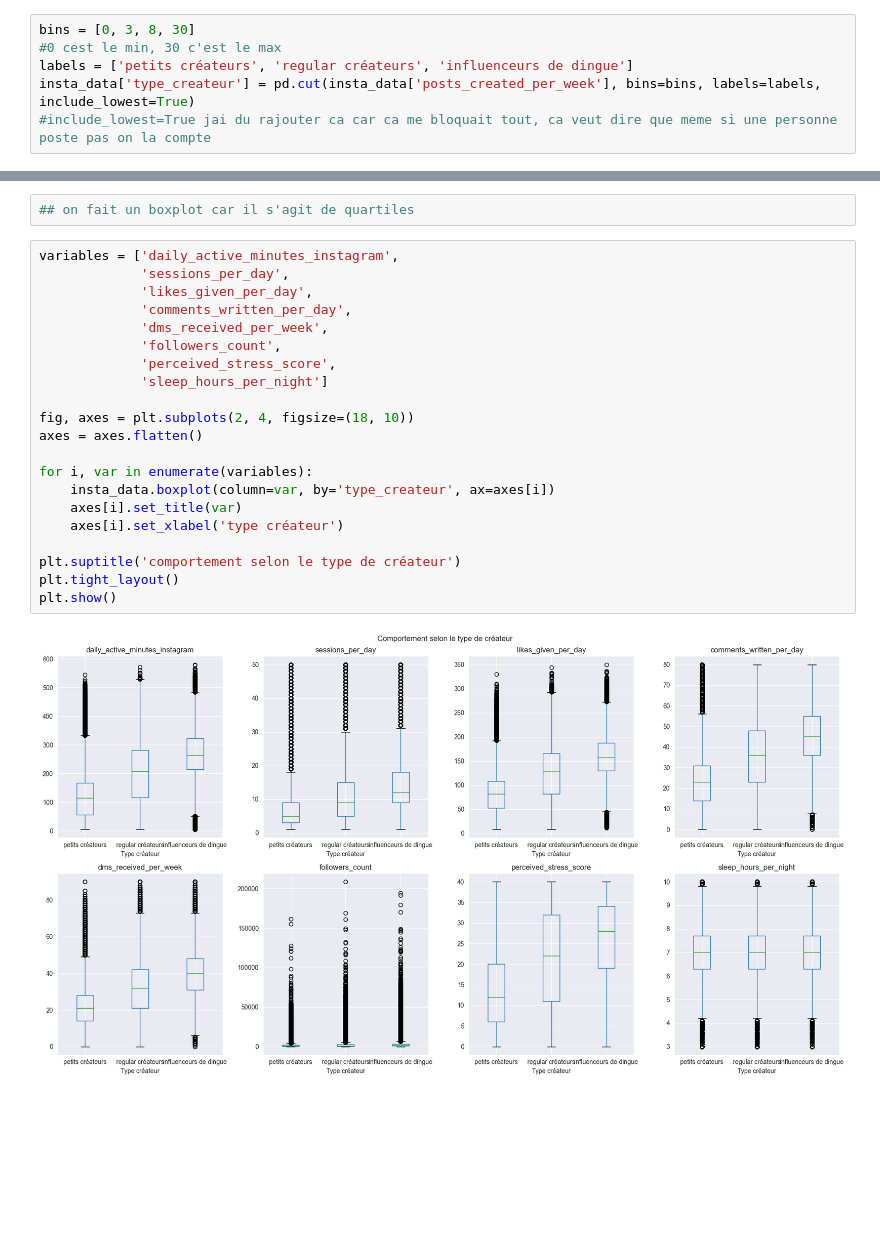
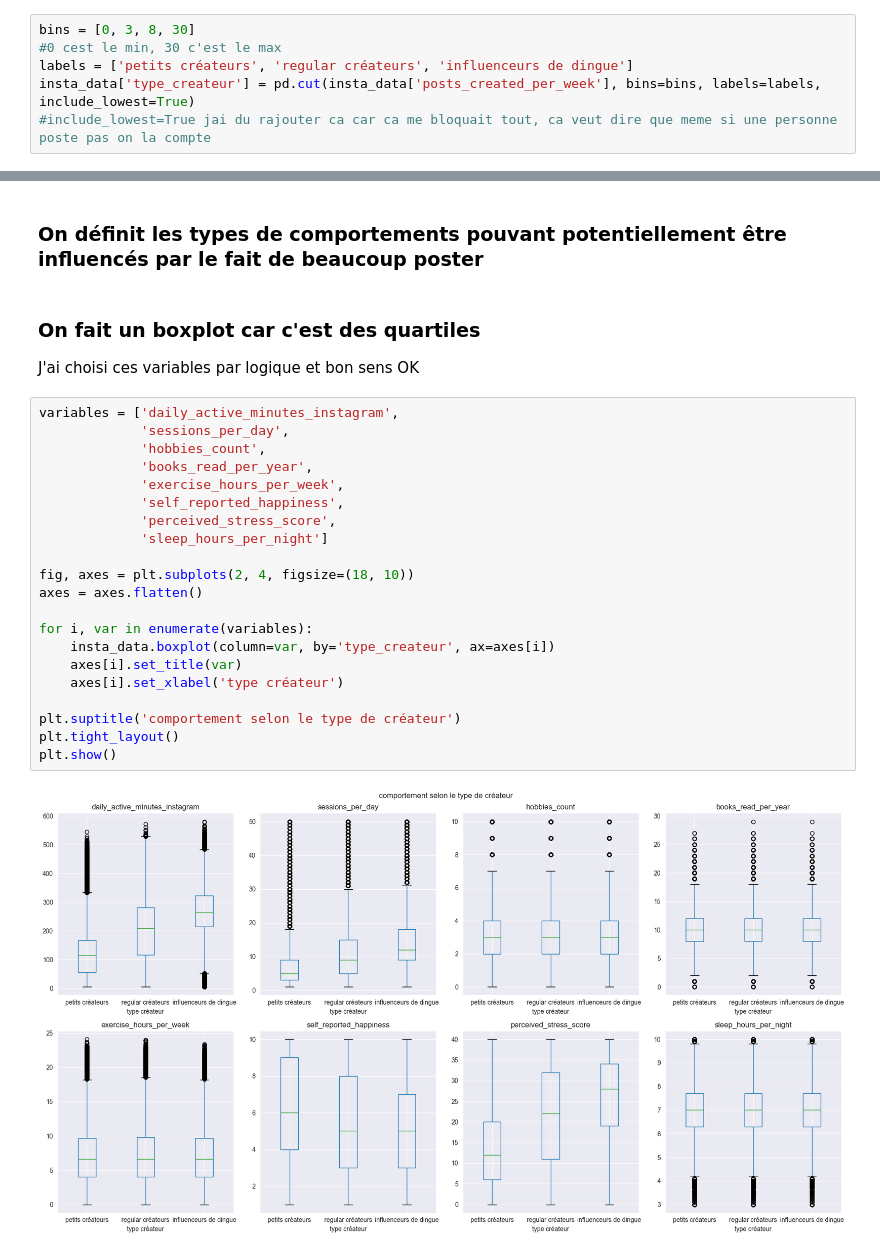
Before and after one commit to massaines-cpu/ANALYSE-DE-DONNEES-INSTAGRAM, a Jupyter notebook: Untitled.ipynb, the cells around one changed output, grey strips where cells are left out. Cells and saved outputs as stored; diff of their text form; blank space fills up the shorter version.

```diff
--- a/Untitled.ipynb
+++ b/Untitled.ipynb
@@ -532,25 +516,28 @@ plt.show()
-# %%
-## on fait un boxplot car il s'agit de quartiles
+# %% [markdown]
+### On définit les types de comportements pouvant potentiellement être influencés par le fait de beaucoup poster
+# %% [markdown]
+### On fait un boxplot car c'est des quartiles
+J'ai choisi ces variables par logique et bon sens OK
 # %%
 variables = ['daily_active_minutes_instagram',
              'sessions_per_day',
-             'likes_given_per_day',
-             'comments_written_per_day',
-             'dms_received_per_week',
-             'followers_count',
+             'hobbies_count',
+             'books_read_per_year',
+             'exercise_hours_per_week',
+             'self_reported_happiness',
              'perceived_stress_score',
              'sleep_hours_per_night']
 
 fig, axes = plt.subplots(2, 4, figsize=(18, 10))
 axes = axes.flatten()
 
 for i, var in enumerate(variables):
     insta_data.boxplot(column=var, by='type_createur', ax=axes[i])
     axes[i].set_title(var)
     axes[i].set_xlabel('type créateur')
 
 plt.suptitle('comportement selon le type de créateur')
 plt.tight_layout()
 plt.show()
 # %% [output]
-[figure, old version]
+[figure, new version]
```
Also changed, not shown: parts of 34 cells of this notebook.
